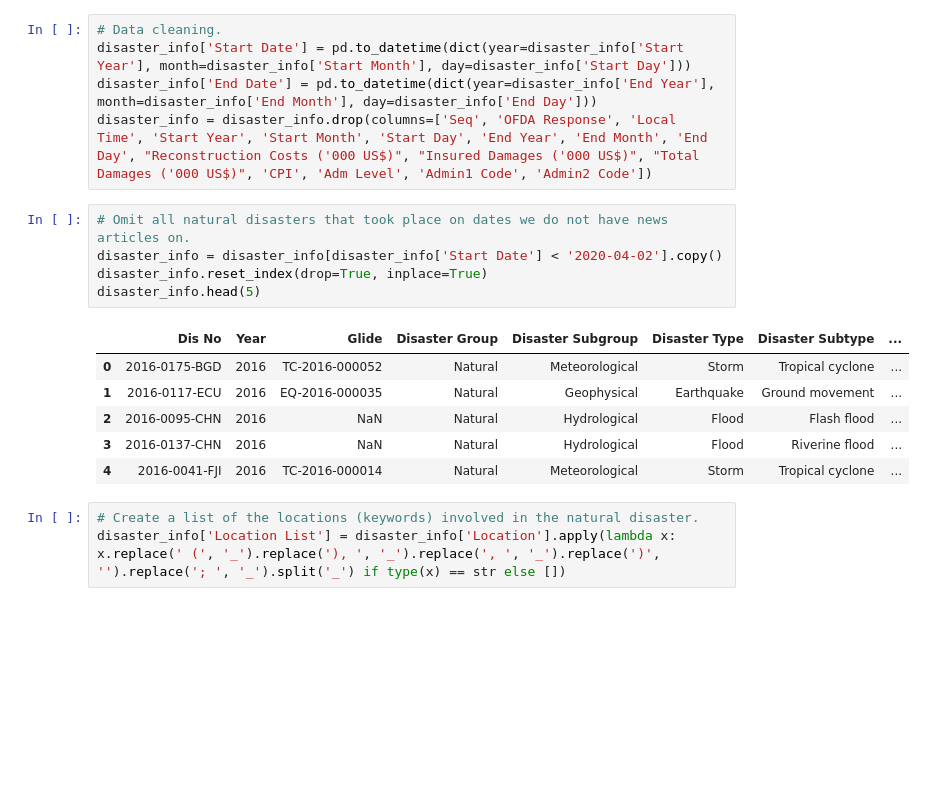
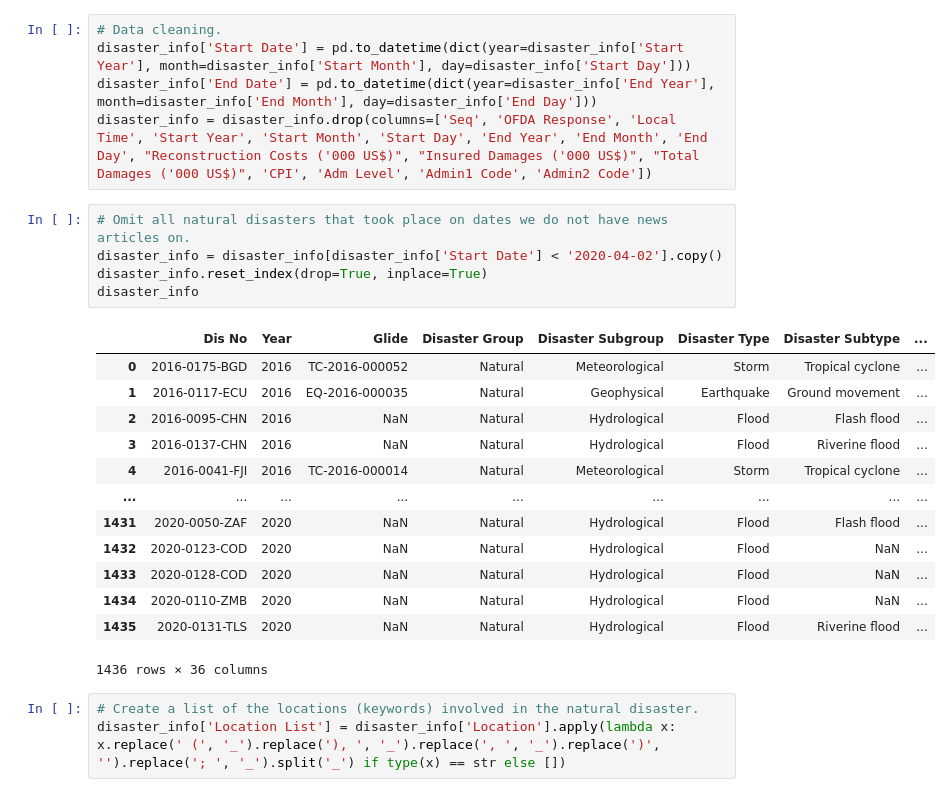
Before and after one commit to nuldertien/knowledge-engineering, a Jupyter notebook: exploration.ipynb, the cells around one changed output. Drawn from its saved outputs; the diff is of its cells as text; blank space fills up the shorter version.

```diff
--- a/exploration.ipynb
+++ b/exploration.ipynb
@@ -17,15 +17,22 @@ disaster_info = disaster_info.drop(columns=['Seq', 'OFDA Response', 'Local Time'
 # %%
 # Omit all natural disasters that took place on dates we do not have news articles on.
 disaster_info = disaster_info[disaster_info['Start Date'] < '2020-04-02'].copy()
 disaster_info.reset_index(drop=True, inplace=True)
-disaster_info.head(5)
+disaster_info
 # %% [output]
 |  | Dis No | Year | Glide | Disaster Group | Disaster Subgroup | Disaster Type | Disaster Subtype | ... |
 | 0 | 2016-0175-BGD | 2016 | TC-2016-000052 | Natural | Meteorological | Storm | Tropical cyclone | ... |
 | 1 | 2016-0117-ECU | 2016 | EQ-2016-000035 | Natural | Geophysical | Earthquake | Ground movement | ... |
 | 2 | 2016-0095-CHN | 2016 | NaN | Natural | Hydrological | Flood | Flash flood | ... |
 | 3 | 2016-0137-CHN | 2016 | NaN | Natural | Hydrological | Flood | Riverine flood | ... |
 | 4 | 2016-0041-FJI | 2016 | TC-2016-000014 | Natural | Meteorological | Storm | Tropical cyclone | ... |
+| ... | ... | ... | ... | ... | ... | ... | ... | ... |
+| 1431 | 2020-0050-ZAF | 2020 | NaN | Natural | Hydrological | Flood | Flash flood | ... |
+| 1432 | 2020-0123-COD | 2020 | NaN | Natural | Hydrological | Flood | NaN | ... |
+| 1433 | 2020-0128-COD | 2020 | NaN | Natural | Hydrological | Flood | NaN | ... |
+| 1434 | 2020-0110-ZMB | 2020 | NaN | Natural | Hydrological | Flood | NaN | ... |
+| 1435 | 2020-0131-TLS | 2020 | NaN | Natural | Hydrological | Flood | Riverine flood | ... |
+1436 rows × 36 columns
 # %%
 # Create a list of the locations (keywords) involved in the natural disaster.
 disaster_info['Location List'] = disaster_info['Location'].apply(lambda x: x.replace(' (', '_').replace('), ', '_').replace(', ', '_').replace(')', '').replace('; ', '_').split('_') if type(x) == str else [])
```
Also changed, not shown: parts of 16 cells of this notebook, 1 other file.
